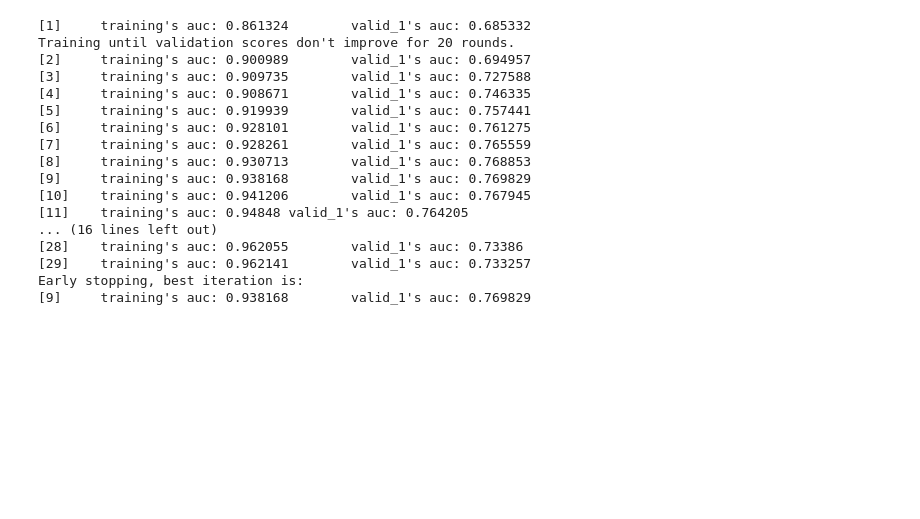
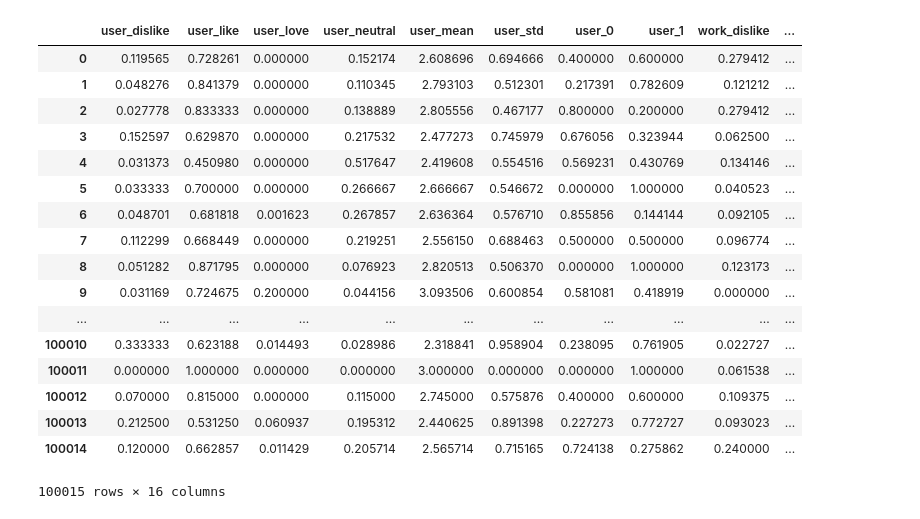
Before and after one commit to wattlebird/MangakiChallenge, a Jupyter notebook: FeatureExtraction.ipynb, the cells around one changed output. Cells and saved outputs as stored; diff of their text form; code cells hidden in the pictures; blank space fills up the shorter version.

```diff
--- a/FeatureExtraction.ipynb
+++ b/FeatureExtraction.ipynb
@@ -86,20 +62,0 @@ params = {
-# %%
-gbdt = lgb.train(params, X, valid_sets=[X,V],early_stopping_rounds=20)
-# %% [output]
-[1]     training's auc: 0.861324        valid_1's auc: 0.685332
-Training until validation scores don't improve for 20 rounds.
-[2]     training's auc: 0.900989        valid_1's auc: 0.694957
-[3]     training's auc: 0.909735        valid_1's auc: 0.727588
-[4]     training's auc: 0.908671        valid_1's auc: 0.746335
-[5]     training's auc: 0.919939        valid_1's auc: 0.757441
-[6]     training's auc: 0.928101        valid_1's auc: 0.761275
-[7]     training's auc: 0.928261        valid_1's auc: 0.765559
-[8]     training's auc: 0.930713        valid_1's auc: 0.768853
-[9]     training's auc: 0.938168        valid_1's auc: 0.769829
-[10]    training's auc: 0.941206        valid_1's auc: 0.767945
-[11]    training's auc: 0.94848 valid_1's auc: 0.764205
-... (16 lines left out)
-[28]    training's auc: 0.962055        valid_1's auc: 0.73386
-[29]    training's auc: 0.962141        valid_1's auc: 0.733257
-Early stopping, best iteration is:
-[9]     training's auc: 0.938168        valid_1's auc: 0.769829
@@ -105,0 +75,30 @@ Early stopping, best iteration is:
+# %%
+test = test.merge(u1, left_on='user_id', right_index=True, how='left').\
+merge(u2, left_on='user_id', right_index=True, how='left').\
+merge(u3, left_on='user_id', right_index=True, how='left').\
+merge(i1, left_on='work_id', right_index=True, how='left').\
+merge(i2, left_on='work_id', right_index=True, how='left').\
+merge(i3, left_on='work_id', right_index=True, how='left')
+test = test.drop(['user_id', 'work_id'], axis=1)
+test.to_csv(data+"test_0.csv", index=False)
+# %%
+test
+# %% [output]
+|  | user_dislike | user_like | user_love | user_neutral | user_mean | user_std | user_0 | user_1 | work_dislike | ... |
+| 0 | 0.119565 | 0.728261 | 0.000000 | 0.152174 | 2.608696 | 0.694666 | 0.400000 | 0.600000 | 0.279412 | ... |
+| 1 | 0.048276 | 0.841379 | 0.000000 | 0.110345 | 2.793103 | 0.512301 | 0.217391 | 0.782609 | 0.121212 | ... |
+| 2 | 0.027778 | 0.833333 | 0.000000 | 0.138889 | 2.805556 | 0.467177 | 0.800000 | 0.200000 | 0.279412 | ... |
+| 3 | 0.152597 | 0.629870 | 0.000000 | 0.217532 | 2.477273 | 0.745979 | 0.676056 | 0.323944 | 0.062500 | ... |
+| 4 | 0.031373 | 0.450980 | 0.000000 | 0.517647 | 2.419608 | 0.554516 | 0.569231 | 0.430769 | 0.134146 | ... |
+| 5 | 0.033333 | 0.700000 | 0.000000 | 0.266667 | 2.666667 | 0.546672 | 0.000000 | 1.000000 | 0.040523 | ... |
+| 6 | 0.048701 | 0.681818 | 0.001623 | 0.267857 | 2.636364 | 0.576710 | 0.855856 | 0.144144 | 0.092105 | ... |
+| 7 | 0.112299 | 0.668449 | 0.000000 | 0.219251 | 2.556150 | 0.688463 | 0.500000 | 0.500000 | 0.096774 | ... |
+| 8 | 0.051282 | 0.871795 | 0.000000 | 0.076923 | 2.820513 | 0.506370 | 0.000000 | 1.000000 | 0.123173 | ... |
+| 9 | 0.031169 | 0.724675 | 0.200000 | 0.044156 | 3.093506 | 0.600854 | 0.581081 | 0.418919 | 0.000000 | ... |
+| ... | ... | ... | ... | ... | ... | ... | ... | ... | ... | ... |
+| 100010 | 0.333333 | 0.623188 | 0.014493 | 0.028986 | 2.318841 | 0.958904 | 0.238095 | 0.761905 | 0.022727 | ... |
+| 100011 | 0.000000 | 1.000000 | 0.000000 | 0.000000 | 3.000000 | 0.000000 | 0.000000 | 1.000000 | 0.061538 | ... |
+| 100012 | 0.070000 | 0.815000 | 0.000000 | 0.115000 | 2.745000 | 0.575876 | 0.400000 | 0.600000 | 0.109375 | ... |
+| 100013 | 0.212500 | 0.531250 | 0.060937 | 0.195312 | 2.440625 | 0.891398 | 0.227273 | 0.772727 | 0.093023 | ... |
+| 100014 | 0.120000 | 0.662857 | 0.011429 | 0.205714 | 2.565714 | 0.715165 | 0.724138 | 0.275862 | 0.240000 | ... |
+100015 rows × 16 columns
```
Also changed, not shown: parts of 6 cells of this notebook, 2 other files.
